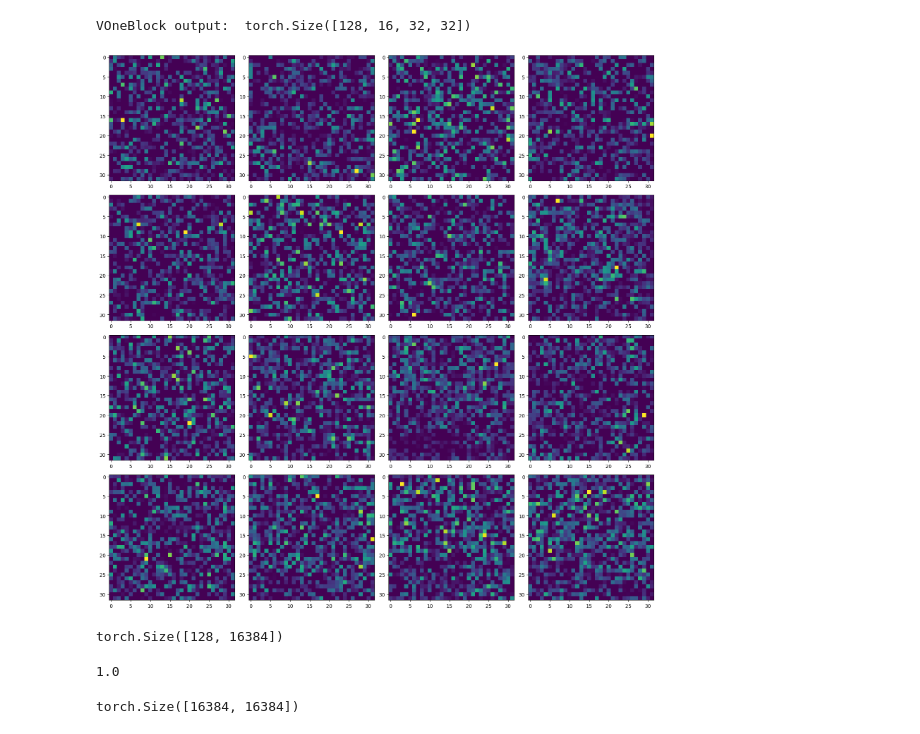
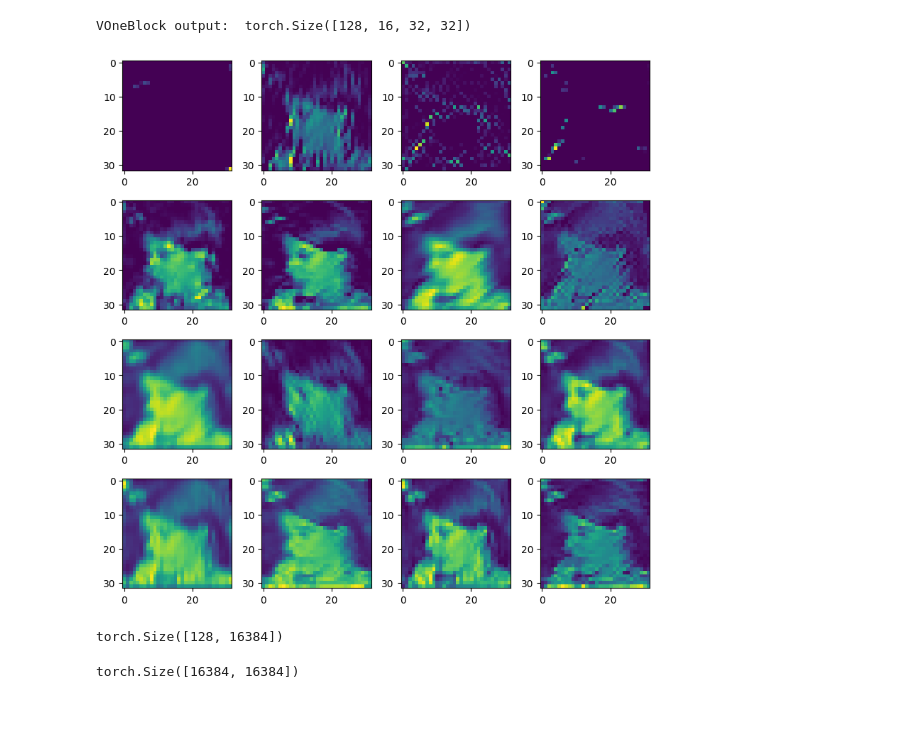
Before and after one commit to VanillaCappuccino/vonenet-mete, a Jupyter notebook: cov_matrix.ipynb, the cells around one changed output. Drawn from its saved outputs; the diff is of its cells as text; code cells hidden in the pictures.

```diff
--- a/cov_matrix.ipynb
+++ b/cov_matrix.ipynb
@@ -121,0 +149,4 @@ Model:  VOneResNet18
+# %%
+torch.manual_seed(23)
+random_channel = torch.randint(0, 3, (64,))
+random_channel
@@ -121,0 +157,21 @@ Model:  VOneResNet18
+# %%
+# Create a figure and axis object using Matplotlib
+rows = int(np.sqrt(simple_channels+complex_channels))
+fig, axes = plt.subplots(rows, rows, figsize = (8,8))
+
+# Flatten the axes array to make it easier to iterate over
+axes = axes.flatten()
+
+# Loop through each subplot and plot the heatmap
+for i, ax in enumerate(axes):
+    if i < len(filters_r):
+        cnl = random_channel[i]
+        sns.heatmap(filters_r[i][cnl], ax=ax, cmap=cmaps[chnls[cnl]], cbar=False)
+    else:
+        ax.axis('off')  # Turn off axis for empty subplots
+
+# Adjust layout to prevent overlap
+plt.tight_layout()
+
+# Show the plot
+plt.show()
@@ -155,6 +200,7 @@ VOneBlock(
 # %%
-for step, data in enumerate(train_data):
-    print(type(data))
-    sample = data
+for step, dt in enumerate(train_data):
+
+    last_sample = dt
+
     if step == 0:
         break
@@ -199,27 +233,31 @@ plt.imshow(img)
 # %%
-out = voneblock.forward(sample[0])
+out = voneblock.forward(last_sample[0])
 # %% [output]
 VOneBlock output:  torch.Size([128, 16, 32, 32])
 # %%
-fil = out[0][:16]
+sz = out.shape[1]
+btc = 0
+
+rows = int(np.sqrt(sz))
+fil = out[btc][:sz]
 # Create a figure and axis object using Matplotlib
-fig, axes = plt.subplots(4, 4, figsize=(16, 16))
+fig, axes = plt.subplots(rows, rows, figsize=(2*rows, 2*rows))
 
 # Flatten the axes array to make it easier to iterate over
 axes = axes.flatten()
 
 # Loop through each subplot and plot the heatmap
 for i, ax in enumerate(axes):
     if i < len(filters_r):
         ax.imshow(fil[i])
     else:
         ax.axis('off')  # Turn off axis for empty subplots
 
 # Adjust layout to prevent overlap
 plt.tight_layout()
 
 # Show the plot
 plt.show()
 # %% [output]
-[figure, old version]
+[figure, new version]
 # %%
@@ -228,8 +265,4 @@ p1 = out.reshape(batch_size,-1)
 p1.shape
 # %% [output]
 torch.Size([128, 16384])
-# %%
-16384 ** 2 * 32 / 8 / 2**30
-# %% [output]
-1.0
 # %%
```
Also changed, not shown: parts of 23 cells of this notebook, 3 other files.
